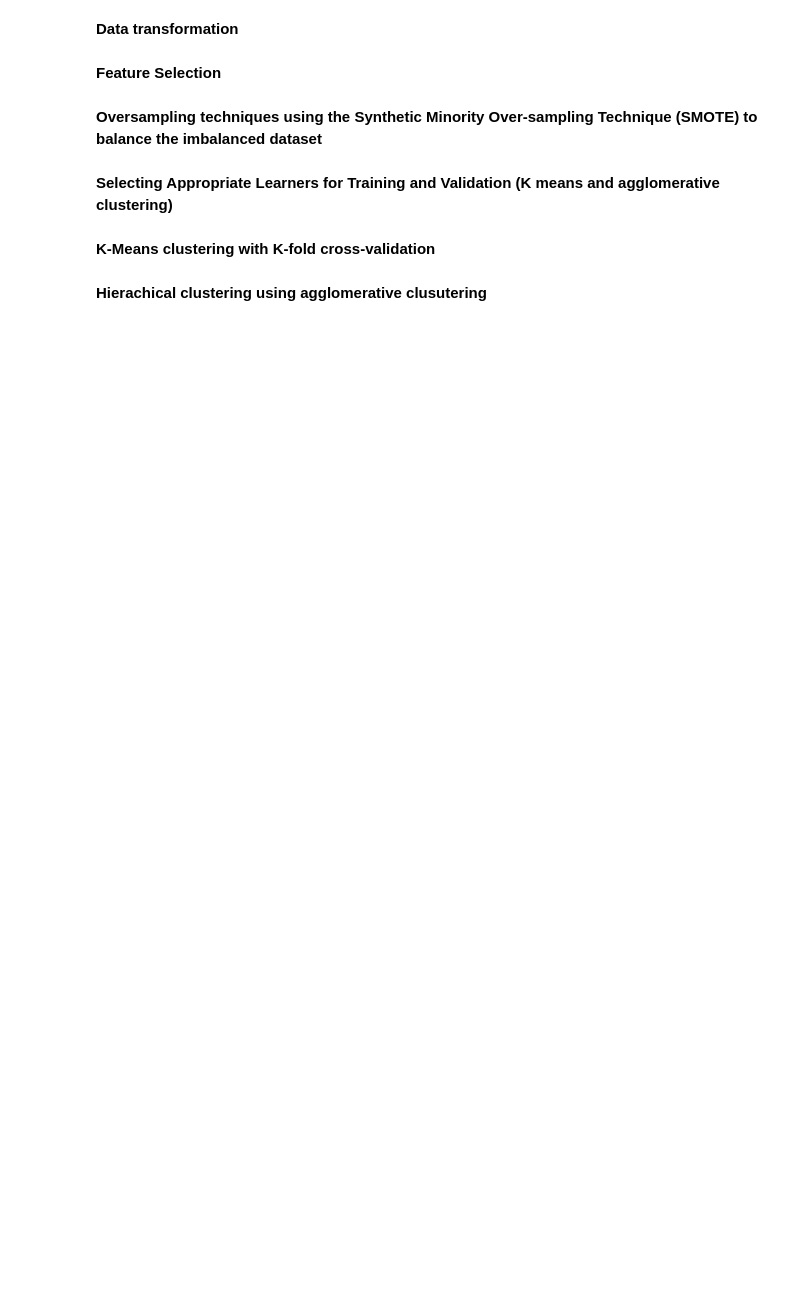
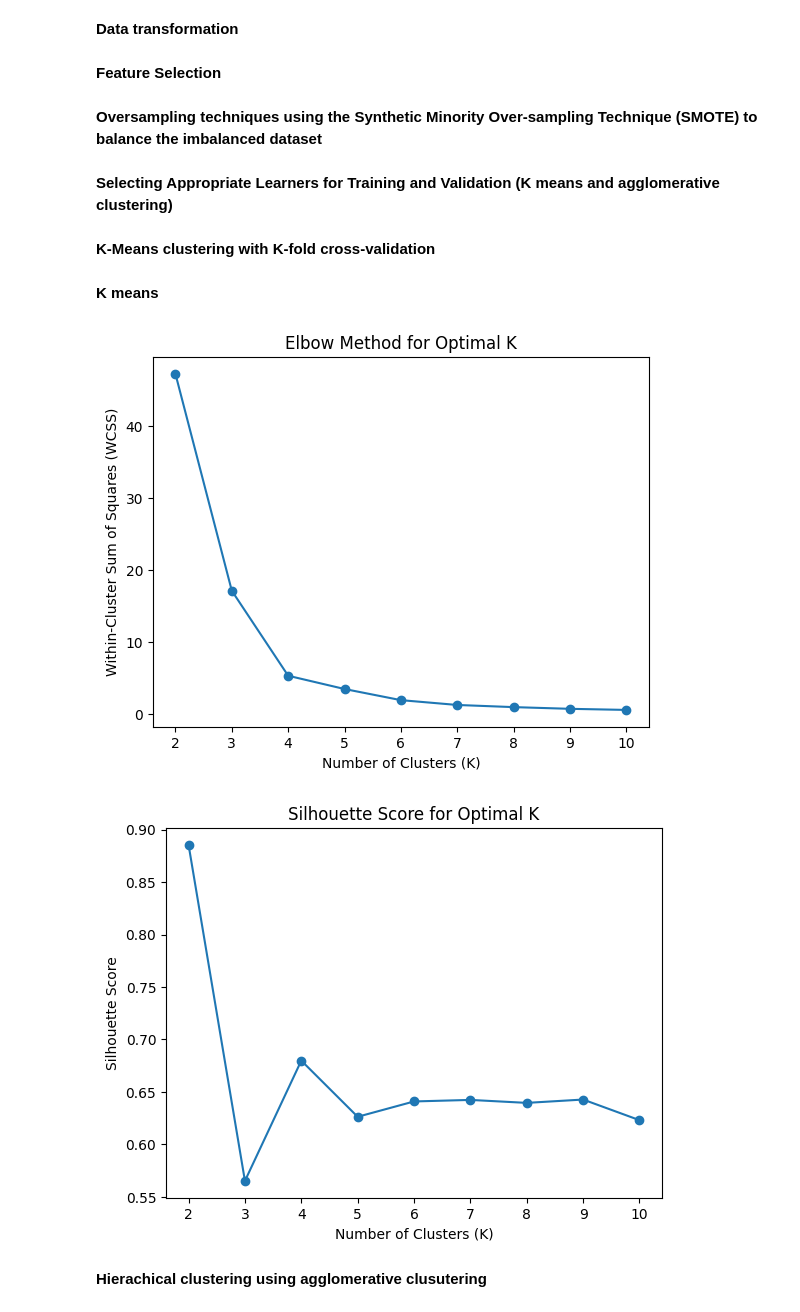
Before and after one commit to A-Burnhard/Mall-Customer-Segmentation, a Jupyter notebook: Mall_Customer_Segmentation.ipynb, the cells around one changed output. Saved outputs shown, nothing was run; the diff lists cells and outputs as text; code cells hidden in the pictures; blank space fills up the shorter version.

```diff
--- a/Mall_Customer_Segmentation.ipynb
+++ b/Mall_Customer_Segmentation.ipynb
@@ -381,2 +339,47 @@ print(k_fold_scores)
+# %%
+from sklearn.preprocessing import StandardScaler
+df = mall_data
+# Select features for clustering
+X = df[["Annual Income (k$)", "Spending Score (1-100)"]]
+
+# Standardize the features for better performance of K-means
+scaler = StandardScaler()
+X_scaled = scaler.fit_transform(X)
+# %% [markdown]
+**K means**
+# %%
+from sklearn.cluster import KMeans
+from sklearn.metrics import silhouette_score
+
+# Try different values of K and evaluate using WCSS and Silhouette Score
+k_values = range(2, 11)
+wcss_scores = []
+silhouette_scores = []
+
+for k in k_values:
+    kmeans = KMeans(n_clusters=k, random_state=42)
+    kmeans.fit(X_scaled)
+
+    wcss_scores.append(kmeans.inertia_)  # WCSS is available as inertia_ in KMeans
+    silhouette_scores.append(silhouette_score(X_scaled, kmeans.labels_))
+
+# Plot the Elbow Method to determine optimal K based on WCSS
+import matplotlib.pyplot as plt
+
+plt.plot(k_values, wcss_scores, marker='o')
+plt.xlabel("Number of Clusters (K)")
+plt.ylabel("Within-Cluster Sum of Squares (WCSS)")
+plt.title("Elbow Method for Optimal K")
+plt.show()
+
+# Plot Silhouette Score to determine optimal K
+plt.plot(k_values, silhouette_scores, marker='o')
+plt.xlabel("Number of Clusters (K)")
+plt.ylabel("Silhouette Score")
+plt.title("Silhouette Score for Optimal K")
+plt.show()
+# %% [output]
+[figure, added]
+[figure, added]
 # %% [markdown]
 **Hierachical clustering using agglomerative clusutering**
```
Also changed, not shown: parts of 9 cells of this notebook.
